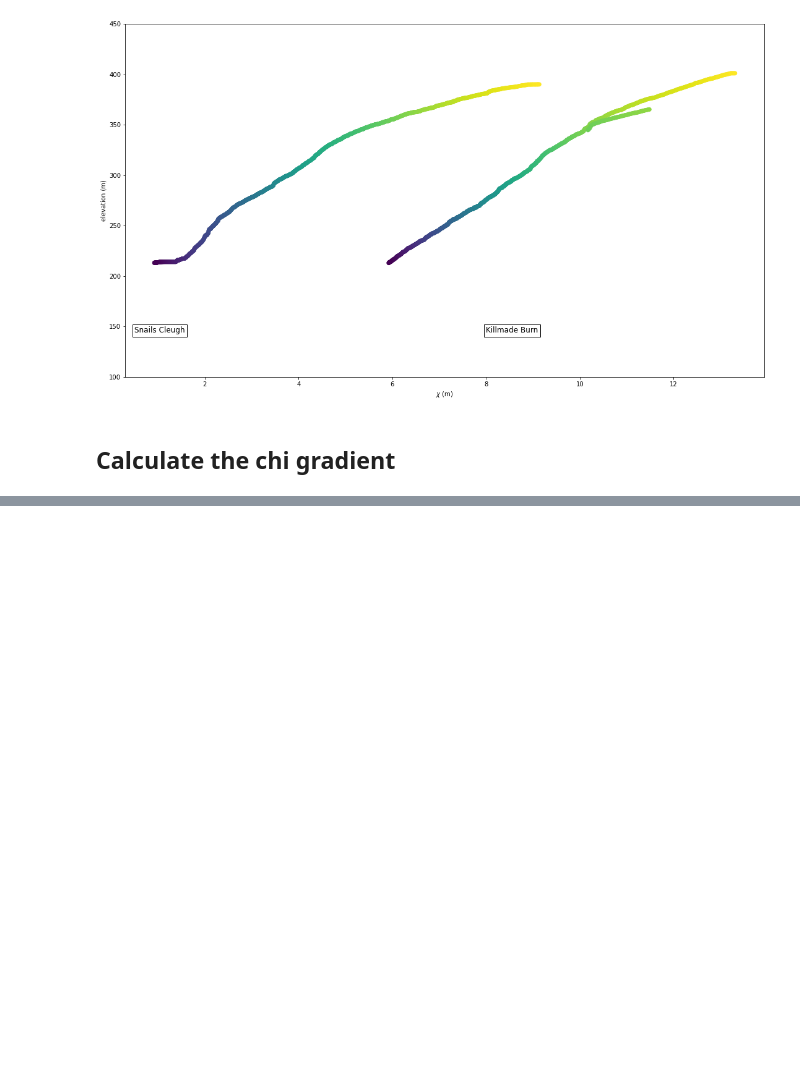
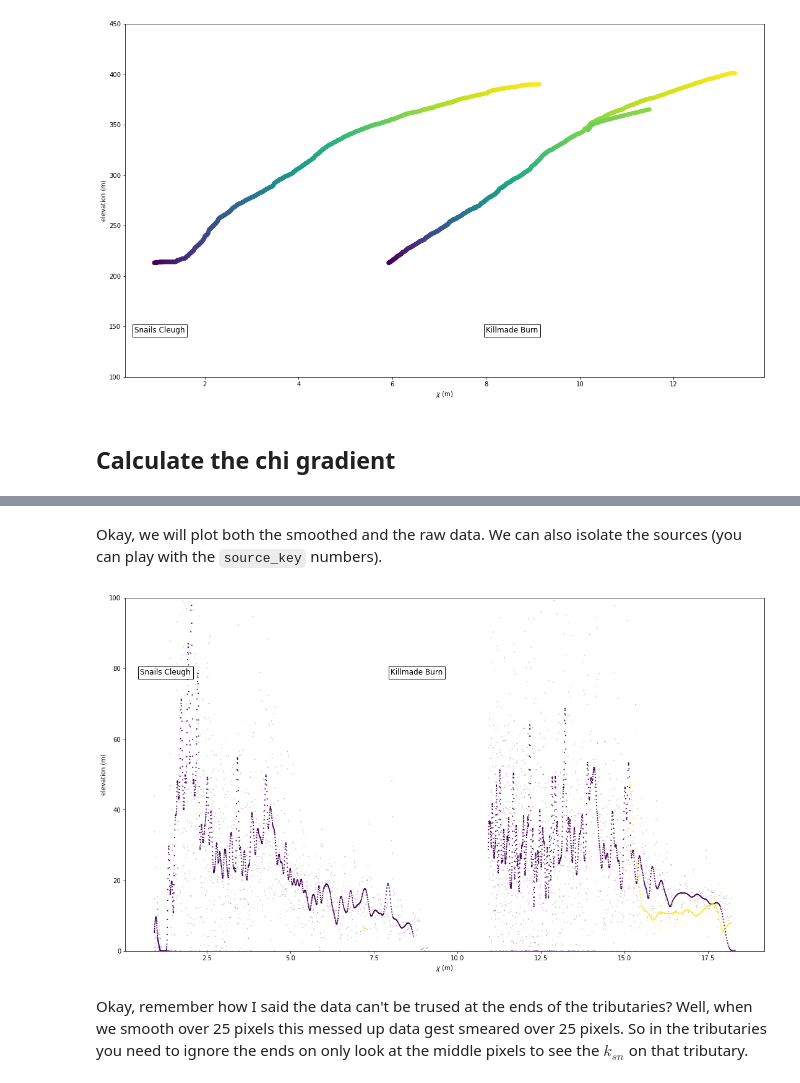
Before and after one commit to simon-m-mudd/smm_teaching_notebooks, a Jupyter notebook: lammermuir_data/Killmade_burn_channels.ipynb, the cells around one changed output, grey strips where cells are left out. Saved outputs shown, nothing was run; the diff lists cells and outputs as text; code cells hidden in the pictures; blank space fills up the shorter version.

```diff
--- a/lammermuir_data/Killmade_burn_channels.ipynb
+++ b/lammermuir_data/Killmade_burn_channels.ipynb
@@ -284,0 +337,2 @@ $S = k_s A^{-\theta}$
+# %%
+gdf['k_sn_smoothed'] = gdf['k_sn'].rolling(25,win_type='hamming').mean()
@@ -284,0 +346,43 @@ $S = k_s A^{-\theta}$
+# %% [markdown]
+Okay, we will plot both the smoothed and the raw data. We can also isolate the sources (you can play with the `source_key` numbers).
+# %%
+basin_0 = 0
+gdf_b0 = gdf[(gdf['basin_key'] == basin_0)  & ((gdf['source_key'] == 0) | (gdf['source_key'] == 2)) ]
+basin_4 = 4
+gdf_b4 = gdf[(gdf['basin_key'] == basin_4)  & ((gdf['source_key'] == 35) | (gdf['source_key'] == 38)) ]
+
+fig = plt.figure()
+fig.set_size_inches(18.5, 10.5)
+ax = fig.add_subplot(1, 1,1)
+
+plt.scatter(gdf_b0.chi,gdf_b0.k_sn,c=gdf_b0.source_key,alpha = 0.4,s=0.2)
+plt.scatter(gdf_b0.chi,gdf_b0.k_sn_smoothed,c=gdf_b0.source_key,s=1)
+
+# I am adding a chi distance of 8 to the chi coordiante to have the basins stack
+plt.scatter(np.add(gdf_b4.chi,10),gdf_b4.k_sn,c=gdf_b4.source_key,alpha = 0.4,s=0.2)
+plt.scatter(np.add(gdf_b4.chi,10),gdf_b4.k_sn_smoothed,c=gdf_b4.source_key,s=1)
+plt.xlabel(r"$k_{sn}$")
+plt.ylabel("elevation (m)")
+
+plt.text(0.5, 80, "Snails Cleugh", size=12,
+         ha="left", va="top",
+         bbox=dict(boxstyle="square",
+                   ec=(0., 0., 0.),
+                   fc=(1., 1.0, 1.0),
+                   )
+        )
+
+plt.text(8, 80, "Killmade Burn", size=12,
+         ha="left", va="top",
+         bbox=dict(boxstyle="square",
+                   ec=(0., 0., 0.),
+                   fc=(1., 1.0, 1.0),
+                   )
+        )
+
+ax.set_ylim(0,100)
+fig.show()
+# %% [output]
+[figure, added]
+# %% [markdown]
+Okay, remember how I said the data can't be trused at the ends of the tributaries? Well, when we smooth over 25 pixels this messed up data gest smeared over 25 pixels. So in the tributaries you need to ignore the ends on only look at the middle pixels to see the $k_{sn}$ on that tributary.
```
Also changed, not shown: parts of 7 cells of this notebook.
